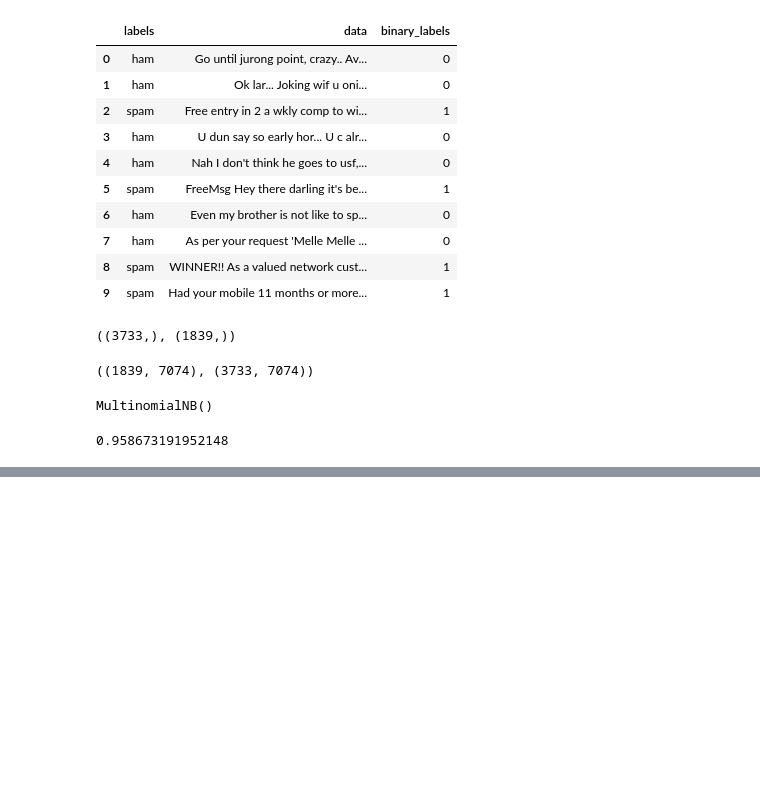
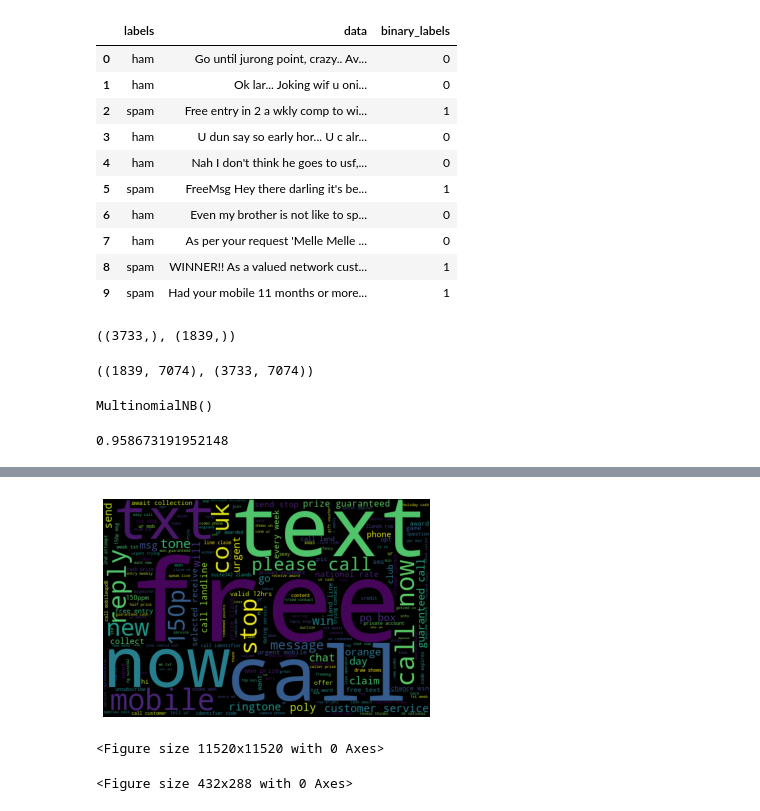
Before and after one commit to mralamdari/NLP-Spam-Detector, a Jupyter notebook: NLP_Spam_Detector.ipynb, the cells around one changed output, grey strips where cells are left out. Cells and saved outputs as stored; diff of their text form; code cells hidden in the pictures; blank space fills up the shorter version.

```diff
--- a/NLP_Spam_Detector.ipynb
+++ b/NLP_Spam_Detector.ipynb
@@ -196,0 +223,6 @@ visualize('ham')
+# %%
+visualize('spam', 1)
+# %% [output]
+[figure, added]
+<Figure size 11520x11520 with 0 Axes>
+<Figure size 432x288 with 0 Axes>
```
Also changed, not shown: parts of 5 cells of this notebook.
